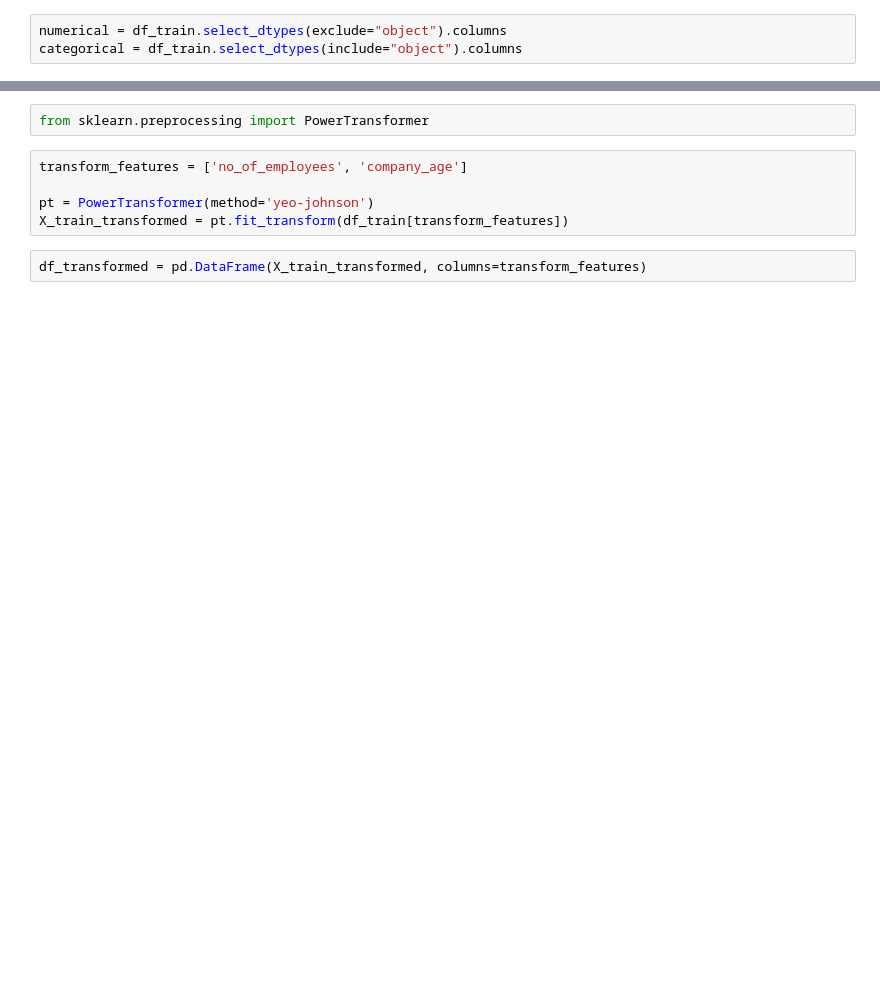
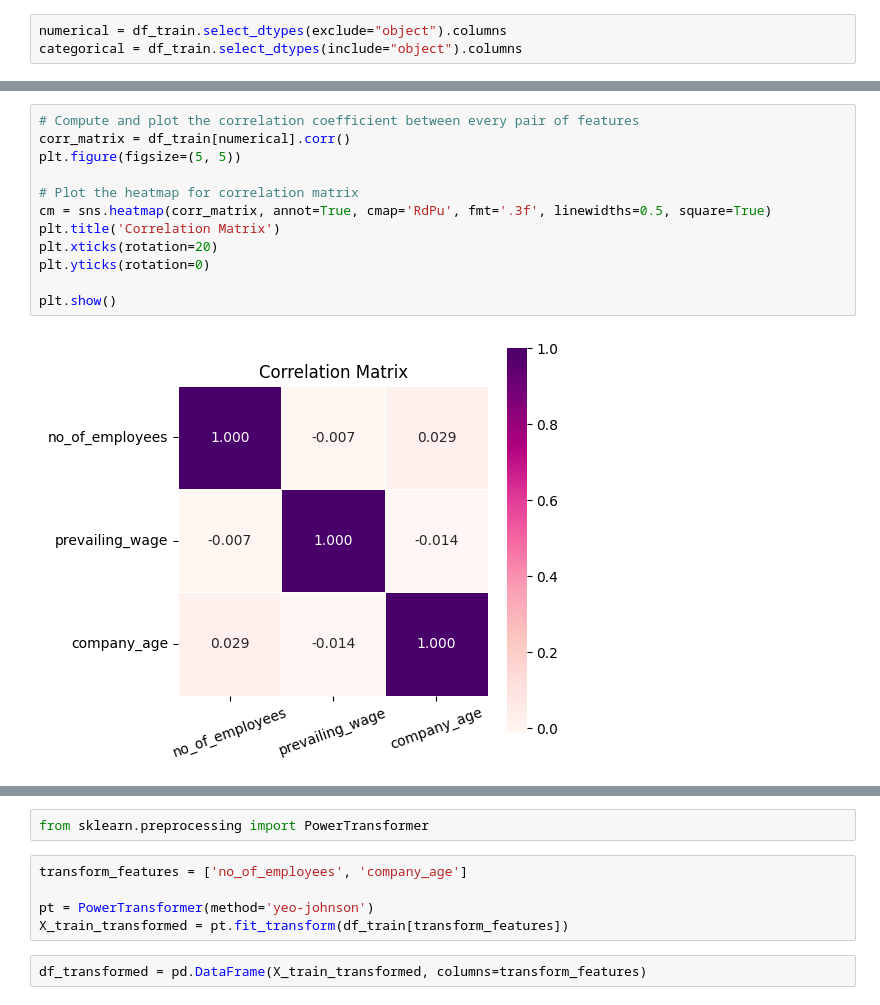
Before and after one commit to wanyingng/visa-approval-prediction, a Jupyter notebook: notebook/model_training.ipynb, the cells around one changed output, grey strips where cells are left out. Saved outputs shown, nothing was run; the diff lists cells and outputs as text; blank space fills up the shorter version.

```diff
--- a/notebook/model_training.ipynb
+++ b/notebook/model_training.ipynb
@@ -723,0 +739,14 @@ numerical
+# %%
+# Compute and plot the correlation coefficient between every pair of features
+corr_matrix = df_train[numerical].corr()
+plt.figure(figsize=(5, 5))
+
+# Plot the heatmap for correlation matrix
+cm = sns.heatmap(corr_matrix, annot=True, cmap='RdPu', fmt='.3f', linewidths=0.5, square=True)
+plt.title('Correlation Matrix')
+plt.xticks(rotation=20)
+plt.yticks(rotation=0)
+
+plt.show()
+# %% [output]
+[figure, added]
```
Also changed, not shown: parts of 18 cells of this notebook.
